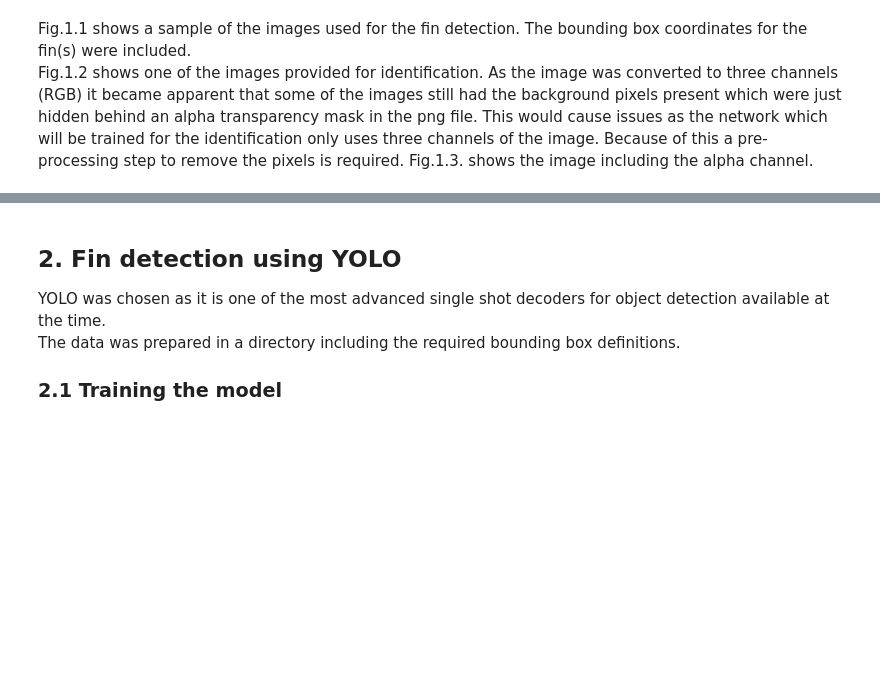
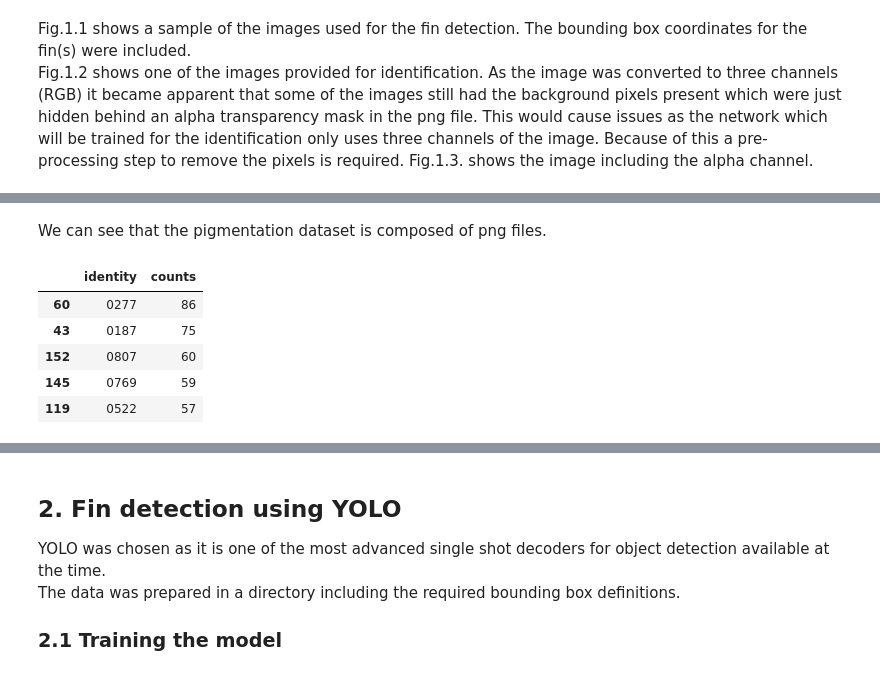
Before and after one commit to JBris/dolphin_segmentation, a Jupyter notebook: notebooks/0_ASS4_Intro_and_Pre-Processing.ipynb, the cells around one changed output, grey strips where cells are left out. Cells and saved outputs as stored; diff of their text form; code cells hidden in the pictures; blank space fills up the shorter version.

```diff
--- a/notebooks/0_ASS4_Intro_and_Pre-Processing.ipynb
+++ b/notebooks/0_ASS4_Intro_and_Pre-Processing.ipynb
@@ -55,0 +112,11 @@ Fig.1.1 shows a sample of the images used for the fin detection. The bounding bo
+# %% [markdown]
+We can see that the pigmentation dataset is composed of png files.
+# %%
+pigmentation_df.groupby('identity').size().reset_index(name='counts').sort_values('counts', ascending=False).head(5)
+# %% [output]
+|  | identity | counts |
+| 60 | 0277 | 86 |
+| 43 | 0187 | 75 |
+| 152 | 0807 | 60 |
+| 145 | 0769 | 59 |
+| 119 | 0522 | 57 |
```
Also changed, not shown: parts of 20 cells of this notebook, 3 other files.
